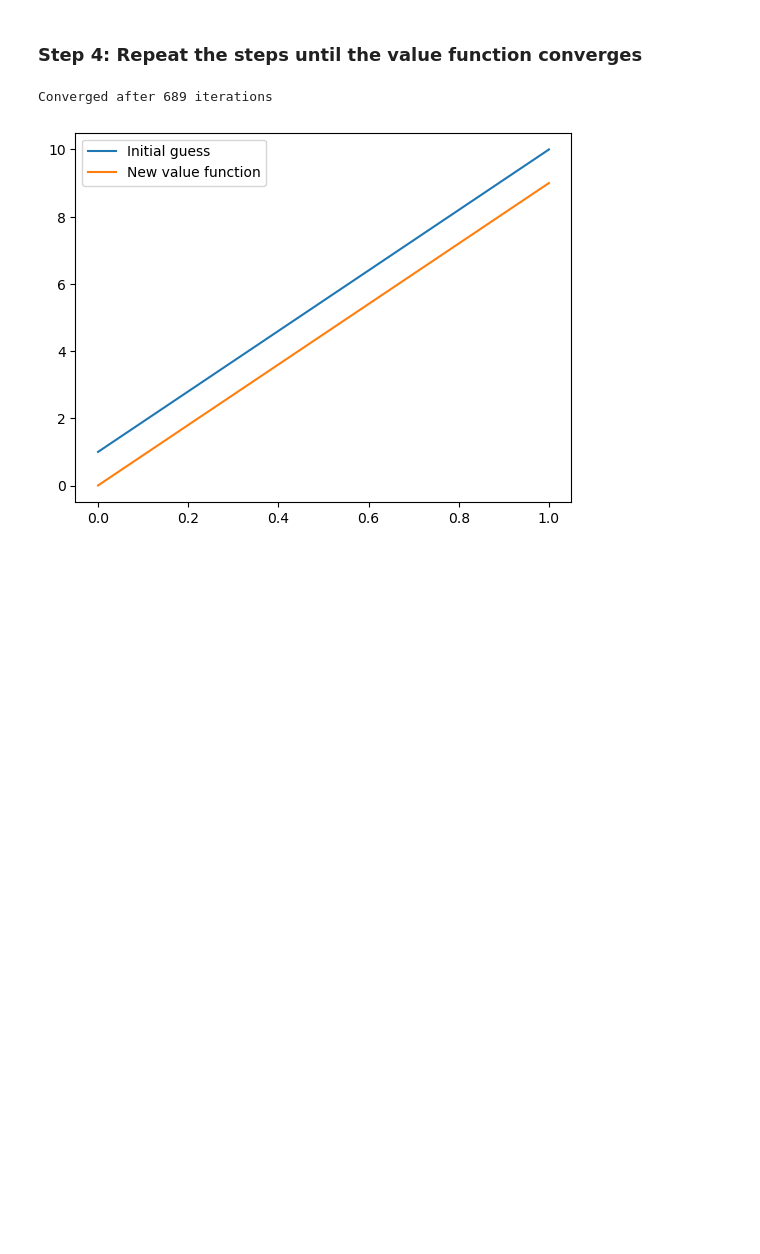
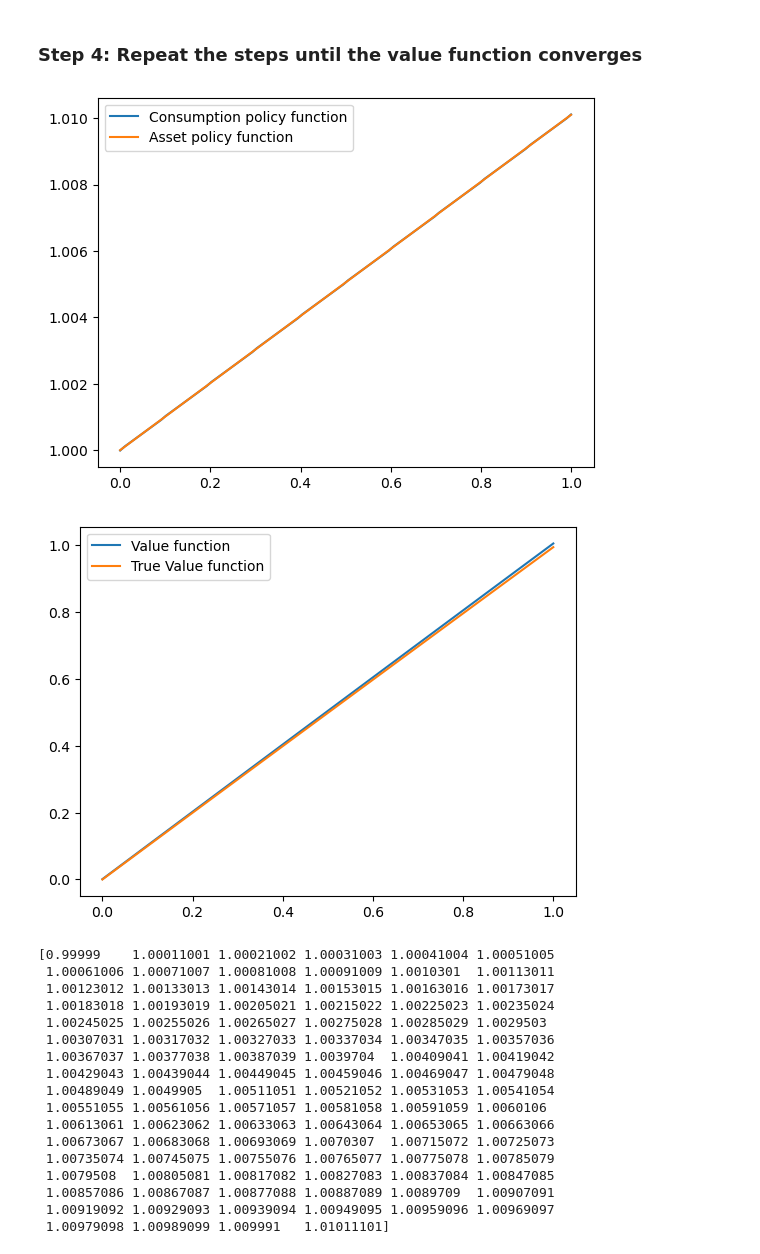
Before and after one commit to johanneswieland/281-Computational, a Jupyter notebook: Introduction/dynamicprogramming.ipynb, the cells around one changed output. Saved outputs shown, nothing was run; the diff lists cells and outputs as text; code cells hidden in the pictures; blank space fills up the shorter version.

```diff
--- a/Introduction/dynamicprogramming.ipynb
+++ b/Introduction/dynamicprogramming.ipynb
@@ -258,14 +258,67 @@ plt.show()
 # %% [markdown]
 ### Step 4: Repeat the steps until the value function converges
-# %%
-# repeat the process until the value function converges
-max_iter = 2000
-tolerance = 1e-5
-iteration = 0
-
-v_new = v0
-
-# loop until the value function converges and plot policy function and value function
-# %% [output]
-Converged after 689 iterations
-[figure, removed]
+# %%
+# repeat the process until the value function converges
+max_iter = 2000
+tolerance = 1e-5
+iteration = 0
+
+v_new = v0
+
+beta = 0.99
+r = (1/beta) - 1
+y = 1
+amin = 0
+amax = 1
+grid_size = 100
+
+c_candidates = y + np.linspace(-0.1, 0.1, 10000)
+
+# loop until the value function converges and plot policy function and value function
+while iteration < max_iter:
+    v_old = v_new
+    a_prime_candidates = (1+r)*a[np.newaxis, :] + y - c_candidates[:, np.newaxis]
+    f_interp = interp1d(a, v_old, kind='linear', bounds_error=False, fill_value=(-10000, 0))
+    v_prime_candidates = f_interp(a_prime_candidates)
+    utility_values = utility(c_candidates[:, np.newaxis]) + beta * v_prime_candidates
+    c_index = np.argmax(utility_values, axis=0)
+    c = c_candidates[c_index]
+    v_new = np.max(utility_values, axis=0)
+
+    if np.max(np.abs(v_new - v_old)) < tolerance:
+        break
+    iteration += 1
+
+# plot consumption against true consumption function
+plt.plot(a, c, label='Consumption policy function')
+plt.plot(a, y + r * a, label='Asset policy function')
+plt.legend()
+plt.show()
+
+# plot value function
+plt.plot(a, v_new, label='Value function')
+plt.plot(a, utility(y + r * a) / r, label='True Value function')
+plt.legend()
+plt.show()
+
+print(c)
+# %% [output]
+[figure, added]
+[figure, added]
+[0.99999    1.00011001 1.00021002 1.00031003 1.00041004 1.00051005
+ 1.00061006 1.00071007 1.00081008 1.00091009 1.0010301  1.00113011
+ 1.00123012 1.00133013 1.00143014 1.00153015 1.00163016 1.00173017
+ 1.00183018 1.00193019 1.00205021 1.00215022 1.00225023 1.00235024
+ 1.00245025 1.00255026 1.00265027 1.00275028 1.00285029 1.0029503
+ 1.00307031 1.00317032 1.00327033 1.00337034 1.00347035 1.00357036
+ 1.00367037 1.00377038 1.00387039 1.0039704  1.00409041 1.00419042
+ 1.00429043 1.00439044 1.00449045 1.00459046 1.00469047 1.00479048
+ 1.00489049 1.0049905  1.00511051 1.00521052 1.00531053 1.00541054
+ 1.00551055 1.00561056 1.00571057 1.00581058 1.00591059 1.0060106
+ 1.00613061 1.00623062 1.00633063 1.00643064 1.00653065 1.00663066
+ 1.00673067 1.00683068 1.00693069 1.0070307  1.00715072 1.00725073
+ 1.00735074 1.00745075 1.00755076 1.00765077 1.00775078 1.00785079
+ 1.0079508  1.00805081 1.00817082 1.00827083 1.00837084 1.00847085
+ 1.00857086 1.00867087 1.00877088 1.00887089 1.0089709  1.00907091
+ 1.00919092 1.00929093 1.00939094 1.00949095 1.00959096 1.00969097
+ 1.00979098 1.00989099 1.009991   1.01011101]
```
Also changed, not shown: parts of 1 cell of this notebook, 1 other file.
